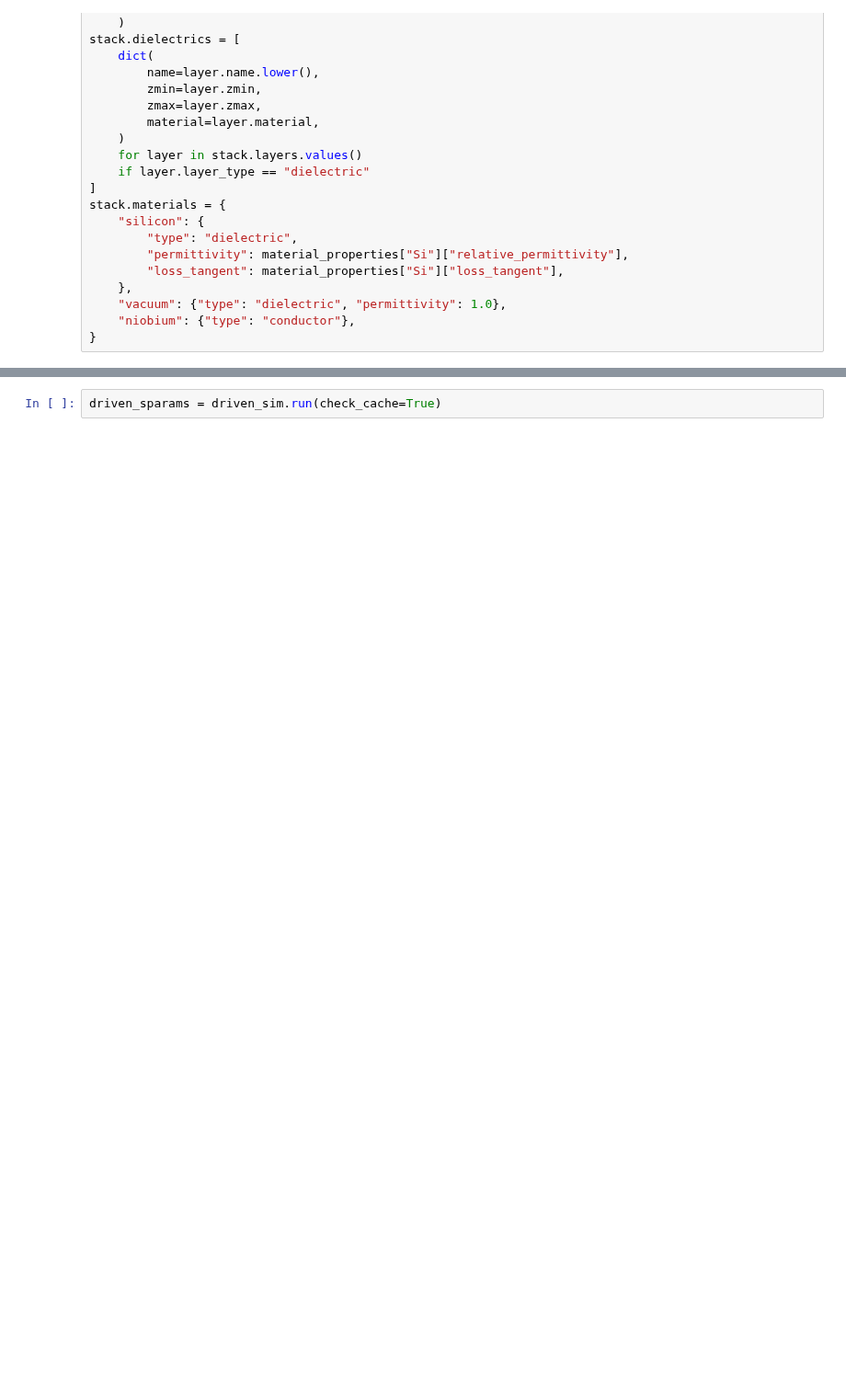
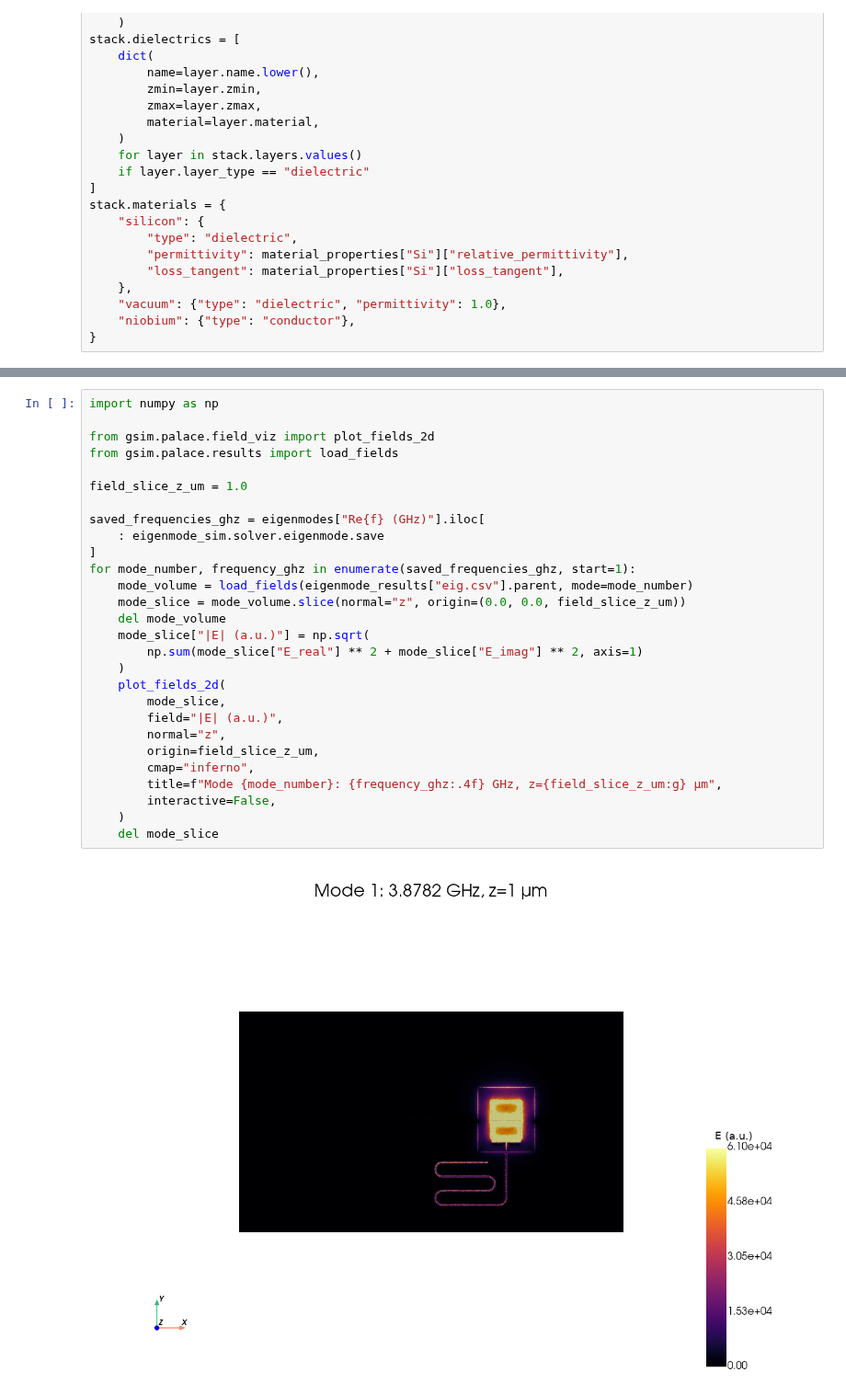
Before and after one commit to Alisama20/gsim, a Jupyter notebook: nbs/palace_qpdk_filled_qubit_test_chip.ipynb, the cells around one changed output, grey strips where cells are left out. Shown at 92% size. Cells and saved outputs as stored; diff of their text form; blank space fills up the shorter version.

```diff
--- a/nbs/palace_qpdk_filled_qubit_test_chip.ipynb
+++ b/nbs/palace_qpdk_filled_qubit_test_chip.ipynb
@@ -260,2 +343,30 @@ print(f"Output frequency spacing: {frequency_step_khz:g} kHz")
 # %%
-driven_sparams = driven_sim.run(check_cache=True)
+import numpy as np
+
+from gsim.palace.field_viz import plot_fields_2d
+from gsim.palace.results import load_fields
+
+field_slice_z_um = 1.0
+
+saved_frequencies_ghz = eigenmodes["Re{f} (GHz)"].iloc[
+    : eigenmode_sim.solver.eigenmode.save
+]
+for mode_number, frequency_ghz in enumerate(saved_frequencies_ghz, start=1):
+    mode_volume = load_fields(eigenmode_results["eig.csv"].parent, mode=mode_number)
+    mode_slice = mode_volume.slice(normal="z", origin=(0.0, 0.0, field_slice_z_um))
+    del mode_volume
+    mode_slice["|E| (a.u.)"] = np.sqrt(
+        np.sum(mode_slice["E_real"] ** 2 + mode_slice["E_imag"] ** 2, axis=1)
+    )
+    plot_fields_2d(
+        mode_slice,
+        field="|E| (a.u.)",
+        normal="z",
+        origin=field_slice_z_um,
+        cmap="inferno",
+        title=f"Mode {mode_number}: {frequency_ghz:.4f} GHz, z={field_slice_z_um:g} µm",
+        interactive=False,
+    )
+    del mode_slice
+# %% [output]
+[figure, added]
```
Also changed, not shown: parts of 25 cells of this notebook, 1 other file.
